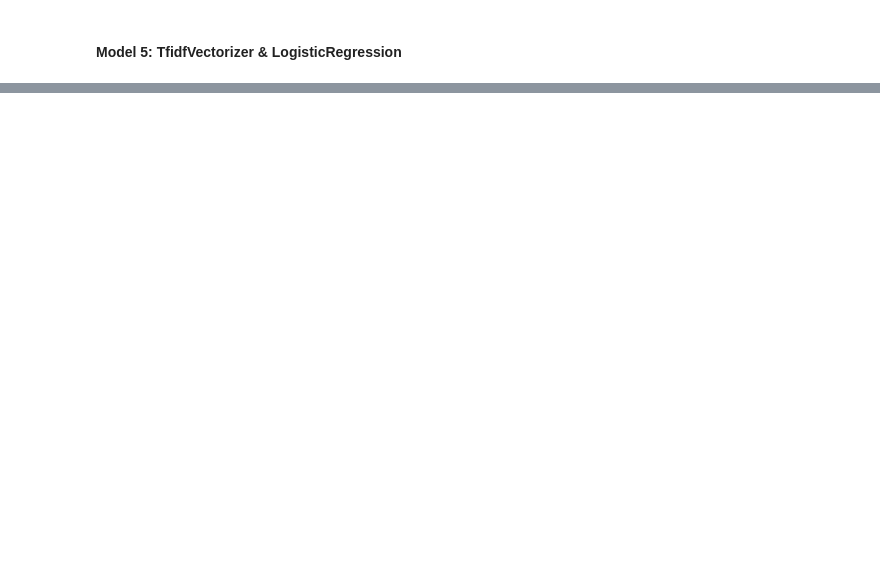
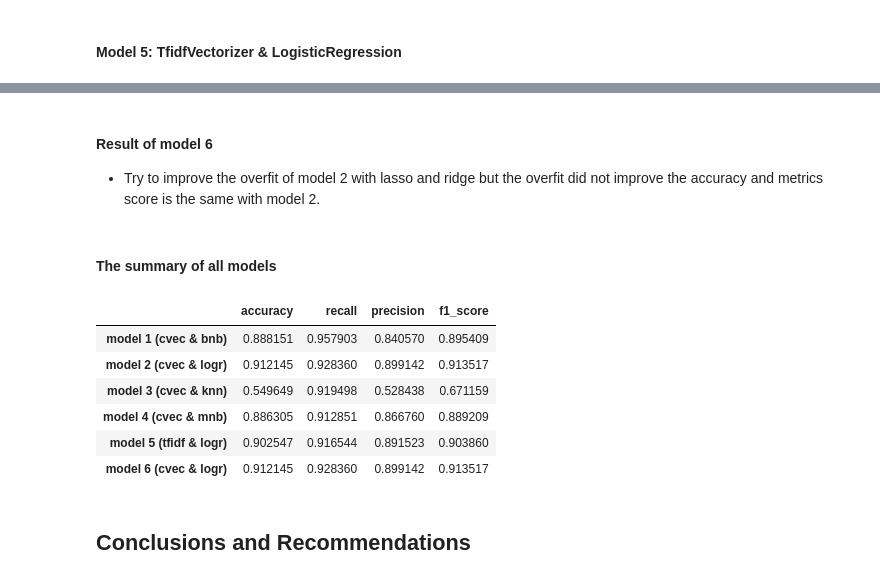
Before and after one commit to tkhong95/APIs_NLP, a Jupyter notebook: code/03_modeling.ipynb, the cells around one changed output, grey strips where cells are left out. Saved outputs shown, nothing was run; the diff lists cells and outputs as text; code cells hidden in the pictures; blank space fills up the shorter version.

Commit message:
working on conclusion

```diff
--- a/code/03_modeling.ipynb
+++ b/code/03_modeling.ipynb
@@ -455,0 +543,12 @@ pd.DataFrame(scores, index=['model 1', 'model 2',
+# %%
+pipe_params_3 = {
+    'cvec__max_features' : [20000, 40000],
+    'cvec__min_df' : [2, 3],
+    'cvec__max_df' : [0.85, 0.9],
+    'cvec__ngram_range' : [(1, 2)],
+    'cvec__stop_words' : [None],
+    'logr__penalty' :['l1','l2']
+}
+# %%
+gs_6 = GridSearchCV(pipe_6, pipe_params_3, cv=5)
+gs_6.fit(X_train,y_train)
@@ -455,0 +583,4 @@ pd.DataFrame(scores, index=['model 1', 'model 2',
+# %%
+preds6 = gs_6.predict(X_test)
+# %%
+scores.append(evaluation(X_test, y_test, preds6, gs_6))
@@ -455,0 +593,20 @@ pd.DataFrame(scores, index=['model 1', 'model 2',
+# %% [markdown]
+#### Result of model 6
+
+* Try to improve the overfit of model 2 with lasso and ridge but the overfit did not improve the accuracy and metrics score is the same with model 2.
+# %% [markdown]
+#### The summary of all models
+# %%
+pd.DataFrame(scores, index=['model 1 (cvec & bnb)', 'model 2 (cvec & logr)',
+             'model 3 (cvec & knn)','model 4 (cvec & mnb)',
+                            'model 5 (tfidf & logr)','model 6 (cvec & logr)'])
+# %% [output]
+|  | accuracy | recall | precision | f1_score |
+| model 1 (cvec & bnb) | 0.888151 | 0.957903 | 0.840570 | 0.895409 |
+| model 2 (cvec & logr) | 0.912145 | 0.928360 | 0.899142 | 0.913517 |
+| model 3 (cvec & knn) | 0.549649 | 0.919498 | 0.528438 | 0.671159 |
+| model 4 (cvec & mnb) | 0.886305 | 0.912851 | 0.866760 | 0.889209 |
+| model 5 (tfidf & logr) | 0.902547 | 0.916544 | 0.891523 | 0.903860 |
+| model 6 (cvec & logr) | 0.912145 | 0.928360 | 0.899142 | 0.913517 |
+# %% [markdown]
+## Conclusions and Recommendations
```
Also changed, not shown: parts of 64 cells of this notebook.
